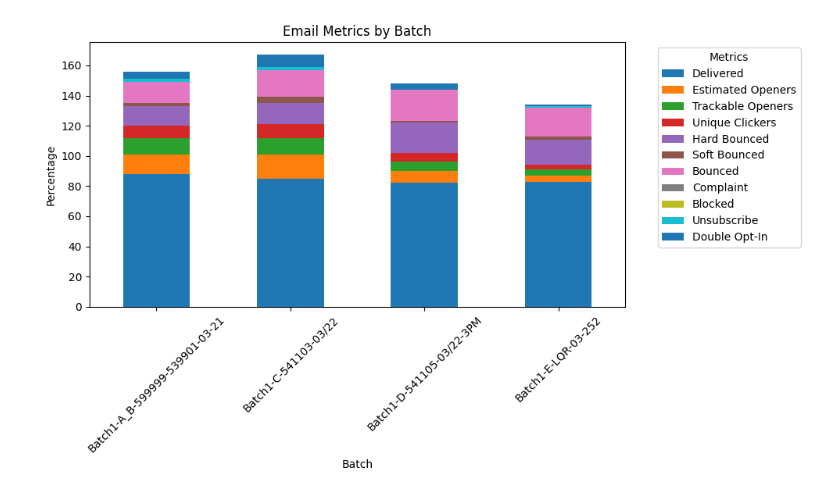
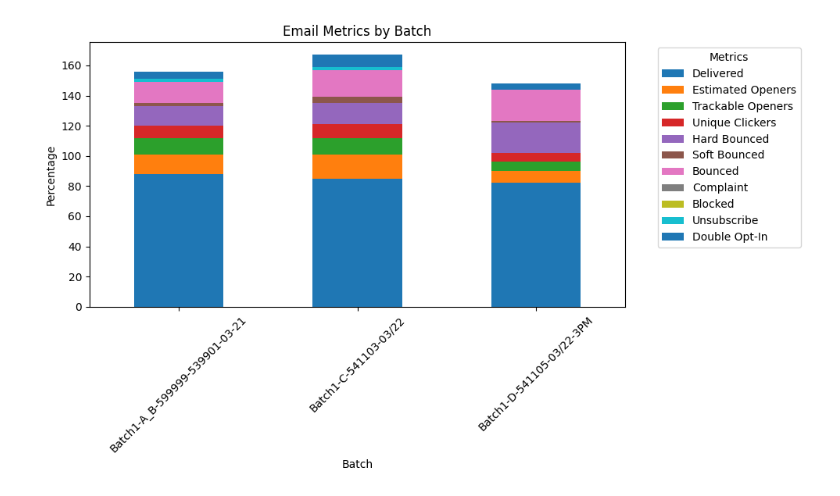
Before and after one commit to ronknight/brevo-pyplot, a Jupyter notebook: Brevo_Batch_Email_Metrics_Percentage.ipynb, the cells around one changed output. Cells and saved outputs as stored; diff of their text form; code cells hidden in the pictures.

Commit message:
update graphs

```diff
--- a/Brevo_Batch_Email_Metrics_Percentage.ipynb
+++ b/Brevo_Batch_Email_Metrics_Percentage.ipynb
@@ -3,39 +3,39 @@
 # %%
 import matplotlib.pyplot as plt
 import pandas as pd
 
 # Data
 categories = ['Delivered', 'Estimated Openers', 'Trackable Openers',
               'Unique Clickers', 'Hard Bounced', 'Soft Bounced', 'Bounced',
               'Complaint', 'Blocked', 'Unsubscribe', 'Double Opt-In']
 
 batch_data = {
     'Brevo': ['Batch1-A_B-599999-539901-03-21', 'Batch1-C-541103-03/22', 'Batch1-D-541105-03/22-3PM', 'Batch1-E-LQR-03-252'],
-    'Delivered': [88, 85, 82, 83],
-    'Estimated Openers': [13, 16, 8, 4],
-    'Trackable Openers': [11, 11, 6, 4],
-    'Unique Clickers': [8, 9, 6, 3],
-    'Hard Bounced': [13, 14, 20, 17],
-    'Soft Bounced': [2, 4, 1, 2],
-    'Bounced': [14, 18, 21, 19],
-    'Complaint': [0, 0, 0, 0],
-    'Blocked': [0, 0, 0, 0],
-    'Unsubscribe': [2, 2, 0, 1],
-    'Double Opt-In': [5, 8, 4, 1]
+    'Delivered': [88, 85, 82],
+    'Estimated Openers': [13, 16, 8],
+    'Trackable Openers': [11, 11, 6],
+    'Unique Clickers': [8, 9, 6],
+    'Hard Bounced': [13, 14, 20],
+    'Soft Bounced': [2, 4, 1],
+    'Bounced': [14, 18, 21],
+    'Complaint': [0, 0, 0],
+    'Blocked': [0, 0, 0],
+    'Unsubscribe': [2, 2, 0],
+    'Double Opt-In': [5, 8, 4]
 }
 
 # Creating DataFrame
 df = pd.DataFrame(batch_data)
 df.set_index('Brevo', inplace=True)
 
 # Plotting
 ax = df.plot(kind='bar', stacked=True, figsize=(10, 6))
 plt.title('Email Metrics by Batch')
 plt.xlabel('Batch')
 plt.ylabel('Percentage')
 plt.xticks(rotation=45)
 plt.legend(title='Metrics', bbox_to_anchor=(1.05, 1), loc='upper left')
 plt.tight_layout()
 plt.show()
 # %% [output]
-[figure, old version]
+[figure, new version]
```
Also changed, not shown: 6 other files.
